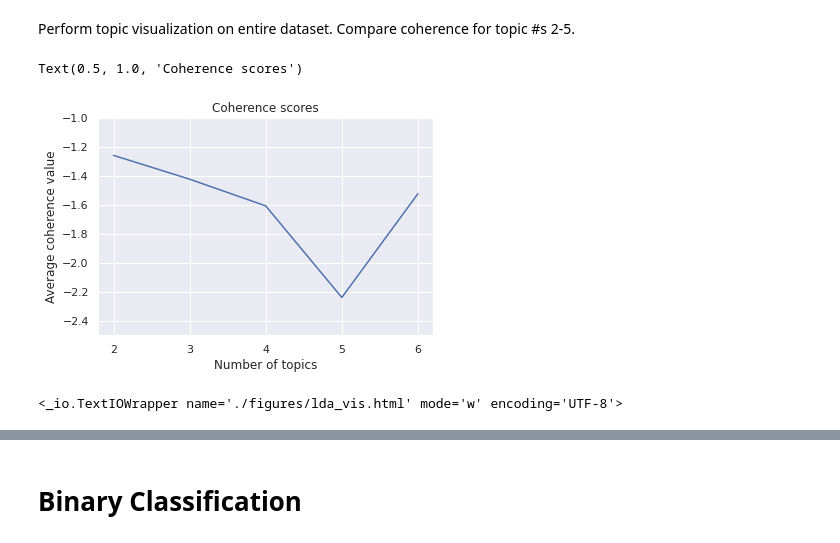
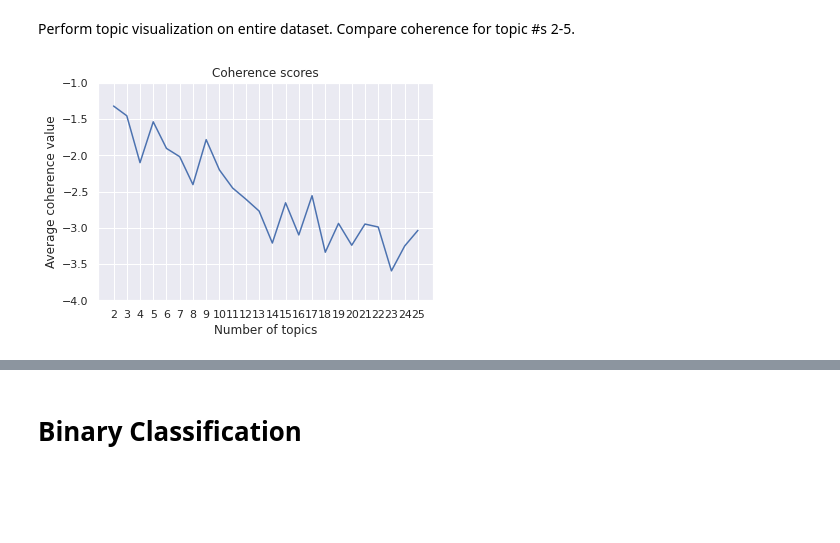
Before and after one commit to aishwarya-rm/cos524_project, a Jupyter notebook: topic_modeling.ipynb, the cells around one changed output, grey strips where cells are left out. Saved outputs shown, nothing was run; the diff lists cells and outputs as text; code cells hidden in the pictures; blank space fills up the shorter version.

```diff
--- a/topic_modeling.ipynb
+++ b/topic_modeling.ipynb
@@ -143,18 +150,16 @@ lda6 = LdaModel(full_term_matrix, num_topics=6, id2word=full_dict, passes=50)
-# %%
-# get coherence of the different lda models
-cm = CoherenceModel.for_models([lda2, lda3, lda4, lda5, lda6], full_dict, corpus=full_term_matrix, coherence='u_mass')
-coherence_vals = [tup[1] for tup in cm.compare_models([lda2, lda3, lda4, lda5, lda6])]
-plt.plot(np.array([2, 3, 4, 5, 6]), coherence_vals)
-plt.ylim(-2.5, -1)
-plt.xticks(np.arange(2, 7, step=1))
-plt.xlabel("Number of topics")
-plt.ylabel("Average coherence value")
-plt.title("Coherence scores")
-# %% [output]
-Text(0.5, 1.0, 'Coherence scores')
-[figure, removed]
-# %%
-open("./figures/lda_vis.html", "w")
-# %% [output]
-<_io.TextIOWrapper name='./figures/lda_vis.html' mode='w' encoding='UTF-8'>
+# %%
+# get coherence of the different lda models
+model_list = [lda_models[i] for i in topic_range]
+cm = CoherenceModel.for_models(model_list, full_dict, corpus=full_term_matrix, coherence='u_mass')
+# %%
+coherence_vals = [tup[1] for tup in cm.compare_models(model_list)]
+plt.plot(np.array([i for i in topic_range]), coherence_vals)
+plt.ylim(-4, -1)
+plt.xticks(topic_range)
+plt.xlabel("Number of topics")
+plt.ylabel("Average coherence value")
+plt.title("Coherence scores")
+plt.savefig("figures/copherence_topics.png")
+# %% [output]
+[figure, added]
 # %%
```
Also changed, not shown: parts of 21 cells of this notebook, 12 other files.
